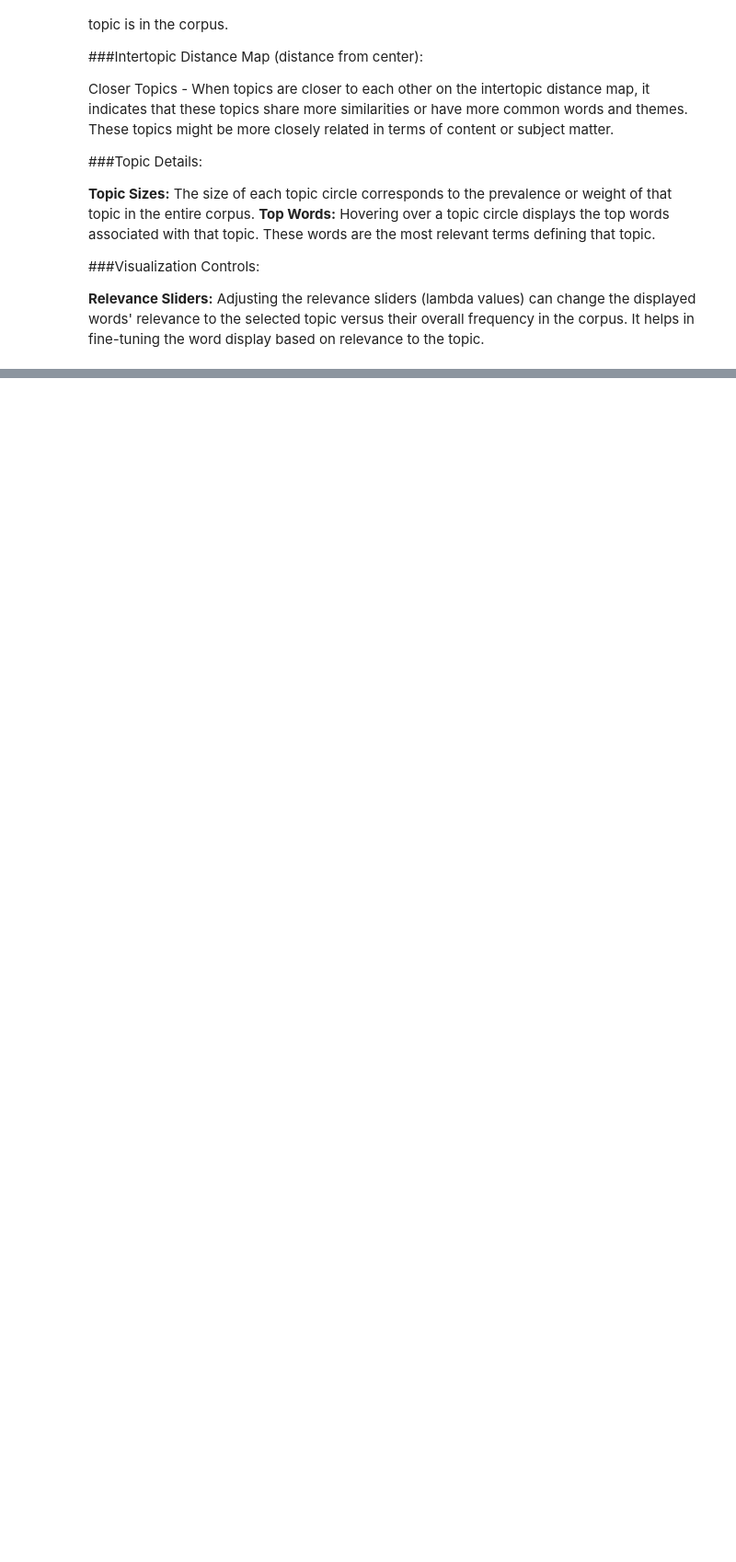
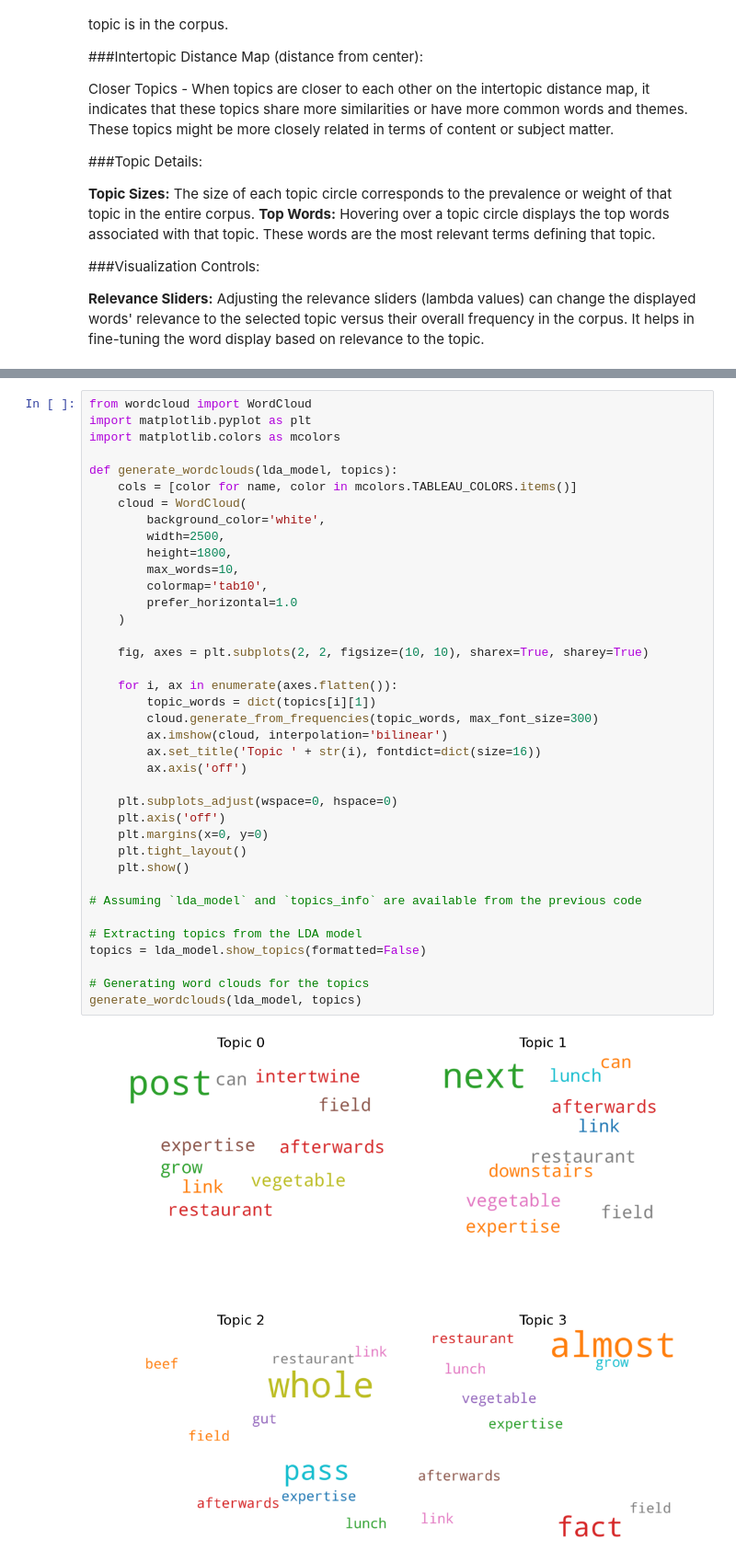
Before and after one commit to tiffchu/COGS402-research_proj, a Jupyter notebook: 402_lda_model.ipynb, the cells around one changed output, grey strips where cells are left out. Shown: that part at 92% size. Drawn from its saved outputs; the diff is of its cells as text; blank space fills up the shorter version.

```diff
--- a/402_lda_model.ipynb
+++ b/402_lda_model.ipynb
@@ -245,0 +650,40 @@ Red bars give the estimated number of times a given term was generated by a give
+# %%
+from wordcloud import WordCloud
+import matplotlib.pyplot as plt
+import matplotlib.colors as mcolors
+
+def generate_wordclouds(lda_model, topics):
+    cols = [color for name, color in mcolors.TABLEAU_COLORS.items()]
+    cloud = WordCloud(
+        background_color='white',
+        width=2500,
+        height=1800,
+        max_words=10,
+        colormap='tab10',
+        prefer_horizontal=1.0
+    )
+
+    fig, axes = plt.subplots(2, 2, figsize=(10, 10), sharex=True, sharey=True)
+
+    for i, ax in enumerate(axes.flatten()):
+        topic_words = dict(topics[i][1])
+        cloud.generate_from_frequencies(topic_words, max_font_size=300)
+        ax.imshow(cloud, interpolation='bilinear')
+        ax.set_title('Topic ' + str(i), fontdict=dict(size=16))
+        ax.axis('off')
+
+    plt.subplots_adjust(wspace=0, hspace=0)
+    plt.axis('off')
+    plt.margins(x=0, y=0)
+    plt.tight_layout()
+    plt.show()
+
+# Assuming `lda_model` and `topics_info` are available from the previous code
+
+# Extracting topics from the LDA model
+topics = lda_model.show_topics(formatted=False)
+
+# Generating word clouds for the topics
+generate_wordclouds(lda_model, topics)
+# %% [output]
+[figure, added]
```
Also changed, not shown: parts of 38 cells of this notebook, 1 other file.
